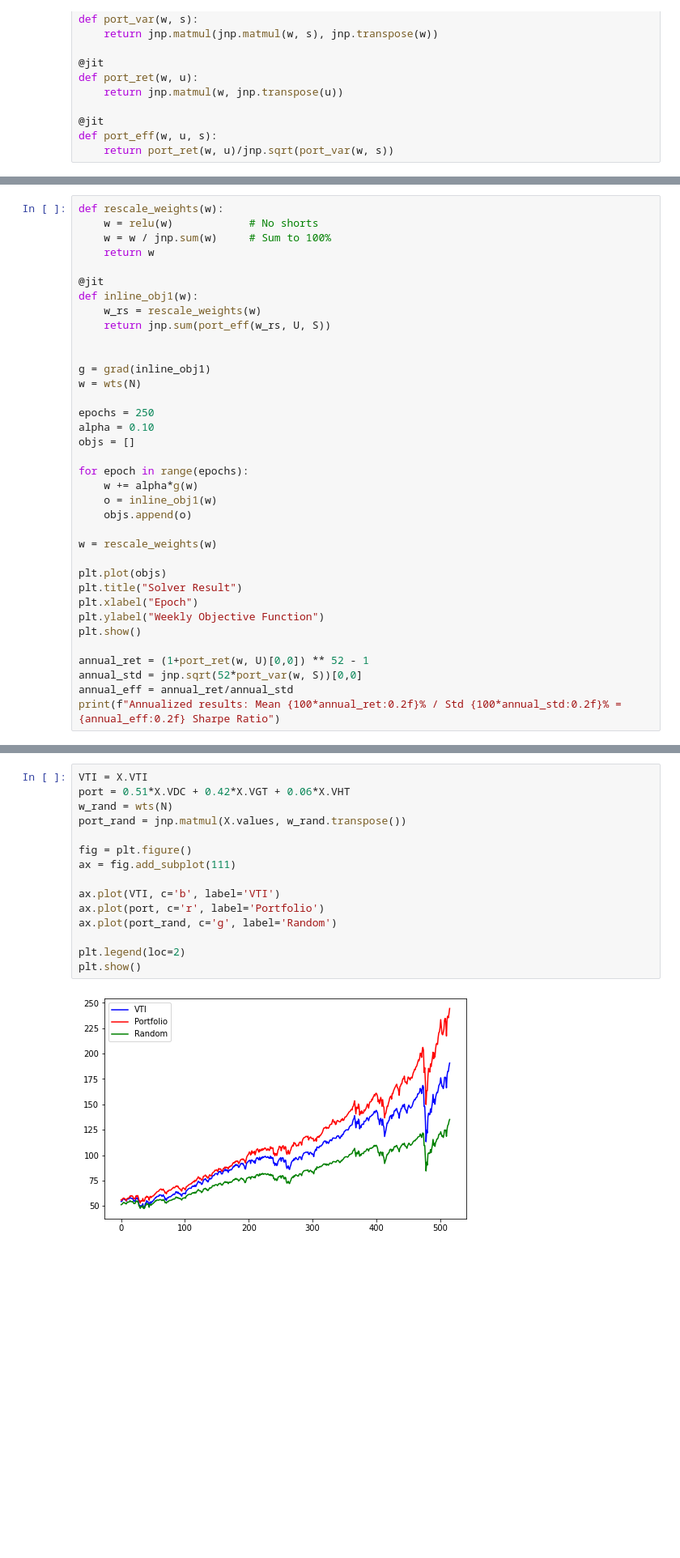
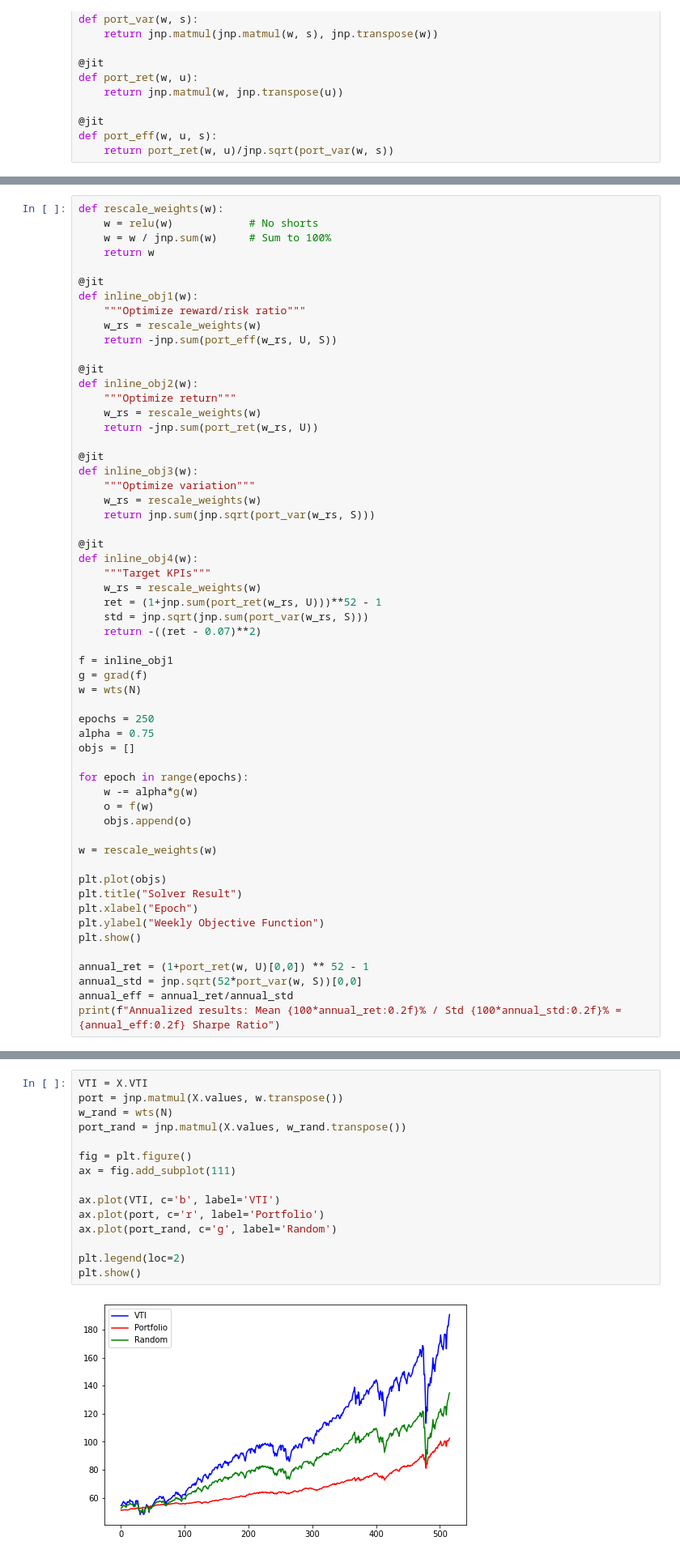
Before and after one commit to Matthew-Amos/Portfolio-Optimization, a Jupyter notebook: January_2021.ipynb, the cells around one changed output, grey strips where cells are left out. Shown at 81% size. Drawn from its saved outputs; the diff is of its cells as text; blank space fills up the shorter version.

Commit message:
added max return and min variance objs

```diff
--- a/January_2021.ipynb
+++ b/January_2021.ipynb
@@ -319,20 +320,41 @@ def rescale_weights(w):
 
 @jit
 def inline_obj1(w):
+    """Optimize reward/risk ratio"""
     w_rs = rescale_weights(w)
-    return jnp.sum(port_eff(w_rs, U, S))
+    return -jnp.sum(port_eff(w_rs, U, S))
 
+@jit
+def inline_obj2(w):
+    """Optimize return"""
+    w_rs = rescale_weights(w)
+    return -jnp.sum(port_ret(w_rs, U))
 
-g = grad(inline_obj1)
+@jit
+def inline_obj3(w):
+    """Optimize variation"""
+    w_rs = rescale_weights(w)
+    return jnp.sum(jnp.sqrt(port_var(w_rs, S)))
+
+@jit
+def inline_obj4(w):
+    """Target KPIs"""
+    w_rs = rescale_weights(w)
+    ret = (1+jnp.sum(port_ret(w_rs, U)))**52 - 1
+    std = jnp.sqrt(jnp.sum(port_var(w_rs, S)))
+    return -((ret - 0.07)**2)
+
+f = inline_obj1
+g = grad(f)
 w = wts(N)
 
 epochs = 250
-alpha = 0.10
+alpha = 0.75
 objs = []
 
 for epoch in range(epochs):
-    w += alpha*g(w)
-    o = inline_obj1(w)
+    w -= alpha*g(w)
+    o = f(w)
     objs.append(o)
 
 w = rescale_weights(w)
@@ -363,18 +385,18 @@ VGT: 11%
 VHT: 4%
 # %%
 VTI = X.VTI
-port = 0.51*X.VDC + 0.42*X.VGT + 0.06*X.VHT
+port = jnp.matmul(X.values, w.transpose())
 w_rand = wts(N)
 port_rand = jnp.matmul(X.values, w_rand.transpose())
 
 fig = plt.figure()
 ax = fig.add_subplot(111)
 
 ax.plot(VTI, c='b', label='VTI')
 ax.plot(port, c='r', label='Portfolio')
 ax.plot(port_rand, c='g', label='Random')
 
 plt.legend(loc=2)
 plt.show()
 # %% [output]
-[figure, old version]
+[figure, new version]
```
Also changed, not shown: parts of 6 cells of this notebook.
